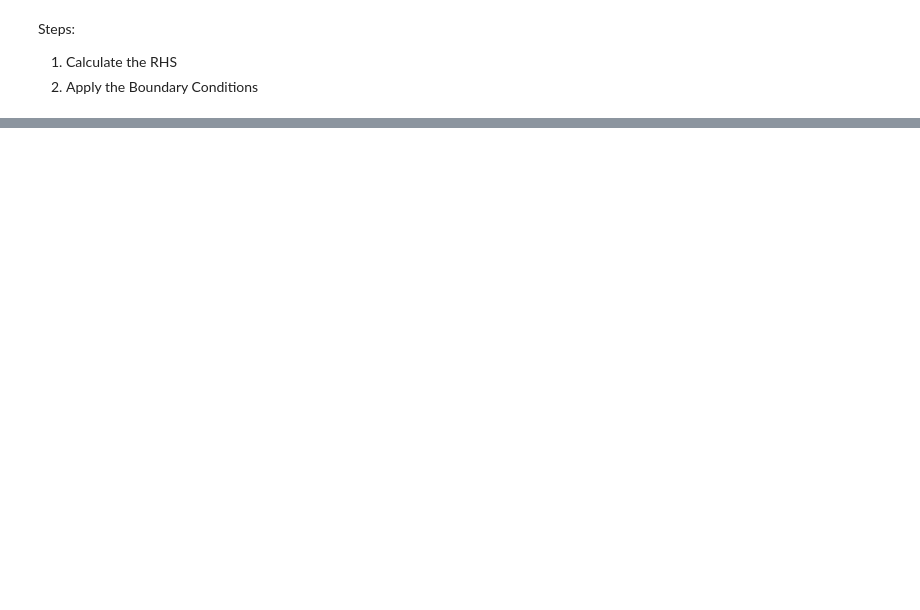
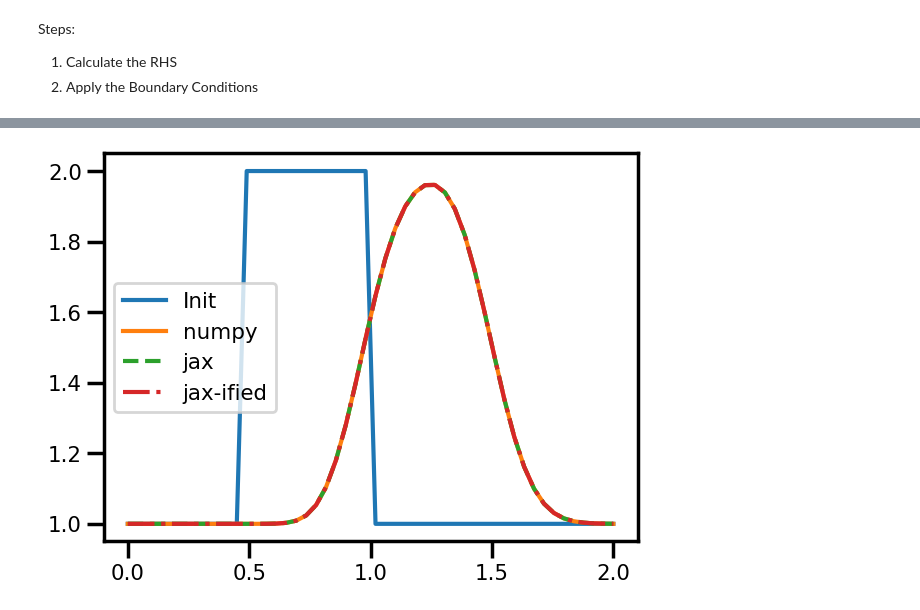
Before and after one commit to jejjohnson/jaxsw, a Jupyter notebook: notebooks/dev/eman/12_steps_2_NS/1.1_linear_convection.ipynb, the cells around one changed output, grey strips where cells are left out. Saved outputs shown, nothing was run; the diff lists cells and outputs as text; code cells hidden in the pictures; blank space fills up the shorter version.

```diff
--- a/notebooks/dev/eman/12_steps_2_NS/1.1_linear_convection.ipynb
+++ b/notebooks/dev/eman/12_steps_2_NS/1.1_linear_convection.ipynb
@@ -280,0 +309,5 @@ plt.show()
+# %%
+# 1st order backwards finite difference operator
+@kex.kmap(kernel_size=(2,), padding="valid", relative=True)
+def fd_back(u: Float[Array, "2"], dx: PyTree[float]) -> Float[Array, ""]:
+    return (u[1] - u[0]) / dx
@@ -280,0 +361,31 @@ plt.show()
+# %%
+
+def step_fn(u: Float[Array, "D"]) -> Float[Array, "D"]:
+
+    # apply bcs for current state
+    u = bc_fn(u)
+
+    # calculate RHS
+    rhs = rhs_fn(u, dx, c)
+
+    # time step
+    u = u + dt * rhs
+
+    return u
+
+step_fn = jax.jit(step_fn)
+
+
+# small sanity check
+# assert (u[45:55, 45:55] > 1.8).all()
+# %%
+# initialize u from grid
+u = init_u_fn(x_grid)
+
+# loop through time steps
+for t in tqdm(time_steps):
+
+    # step
+    u = step_fn(u)
+
+solns["jaxify"] = u
@@ -280,0 +394,11 @@ plt.show()
+# %%
+fig, ax = plt.subplots()
+ax.plot(x_grid, u_init, label="Init")
+ax.plot(x_grid, solns["numpy"], label="numpy", linestyle="-")
+ax.plot(x_grid, solns["jax"], label="jax", linestyle="--")
+ax.plot(x_grid, solns["jaxify"], label="jax-ified", linestyle="-.")
+plt.legend()
+plt.tight_layout()
+plt.show()
+# %% [output]
+[figure, added]
```
Also changed, not shown: parts of 41 cells of this notebook, 2 other files.
